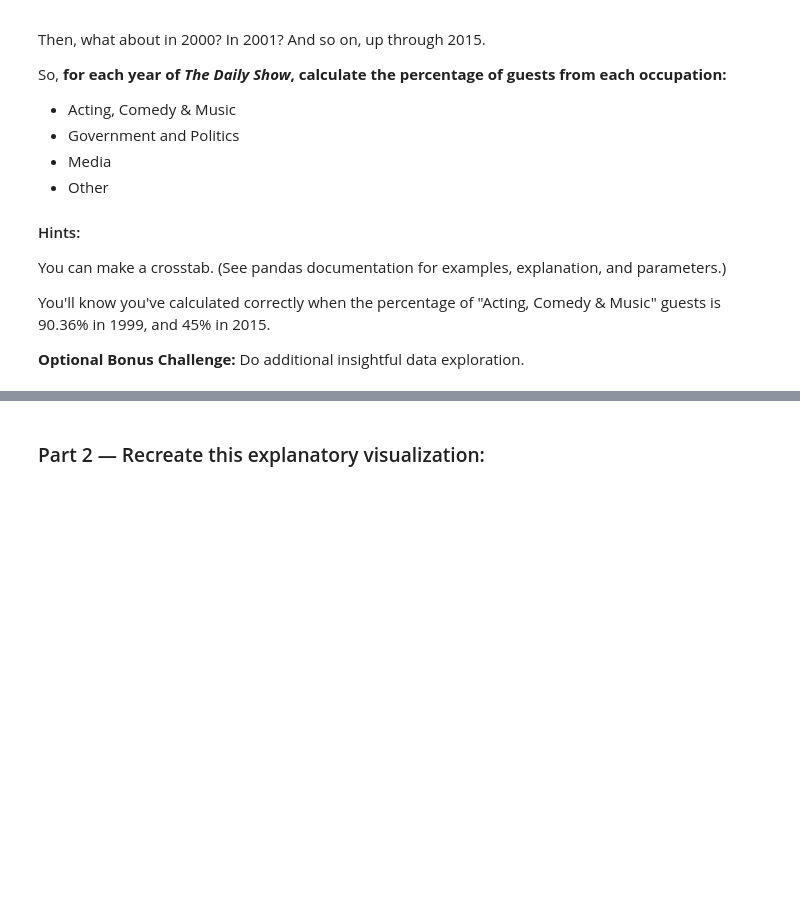
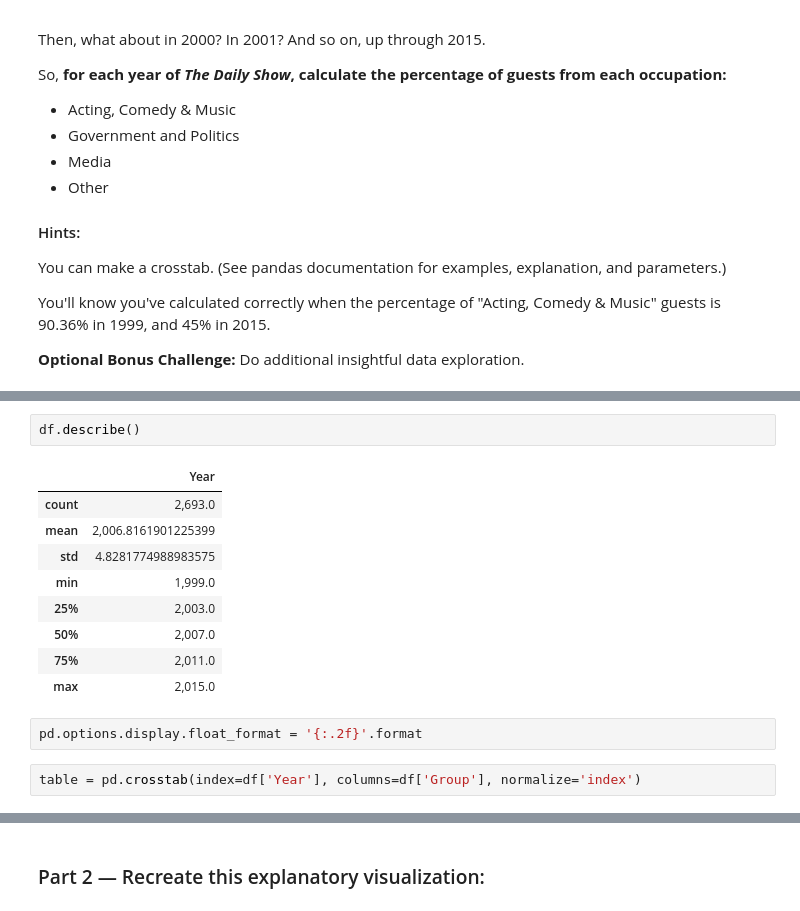
Before and after one commit to AndrewMarksArt/AndrewMarksArt.github.io, a Jupyter notebook: DS_Unit_1_Sprint_Challenge_2_Data_Wrangling_and_Storytelling.ipynb, the cells around one changed output, grey strips where cells are left out. Saved outputs shown, nothing was run; the diff lists cells and outputs as text; blank space fills up the shorter version.

```diff
--- a/DS_Unit_1_Sprint_Challenge_2_Data_Wrangling_and_Storytelling.ipynb
+++ b/DS_Unit_1_Sprint_Challenge_2_Data_Wrangling_and_Storytelling.ipynb
@@ -318,0 +332,16 @@ You'll know you've calculated correctly when the percentage of "Acting, Comedy &
+# %%
+df.describe()
+# %% [output]
+|  | Year |
+| count | 2,693.0 |
+| mean | 2,006.8161901225399 |
+| std | 4.8281774988983575 |
+| min | 1,999.0 |
+| 25% | 2,003.0 |
+| 50% | 2,007.0 |
+| 75% | 2,011.0 |
+| max | 2,015.0 |
+# %%
+pd.options.display.float_format = '{:.2f}'.format
+# %%
+table = pd.crosstab(index=df['Year'], columns=df['Group'], normalize='index')
```
Also changed, not shown: parts of 7 cells of this notebook.
